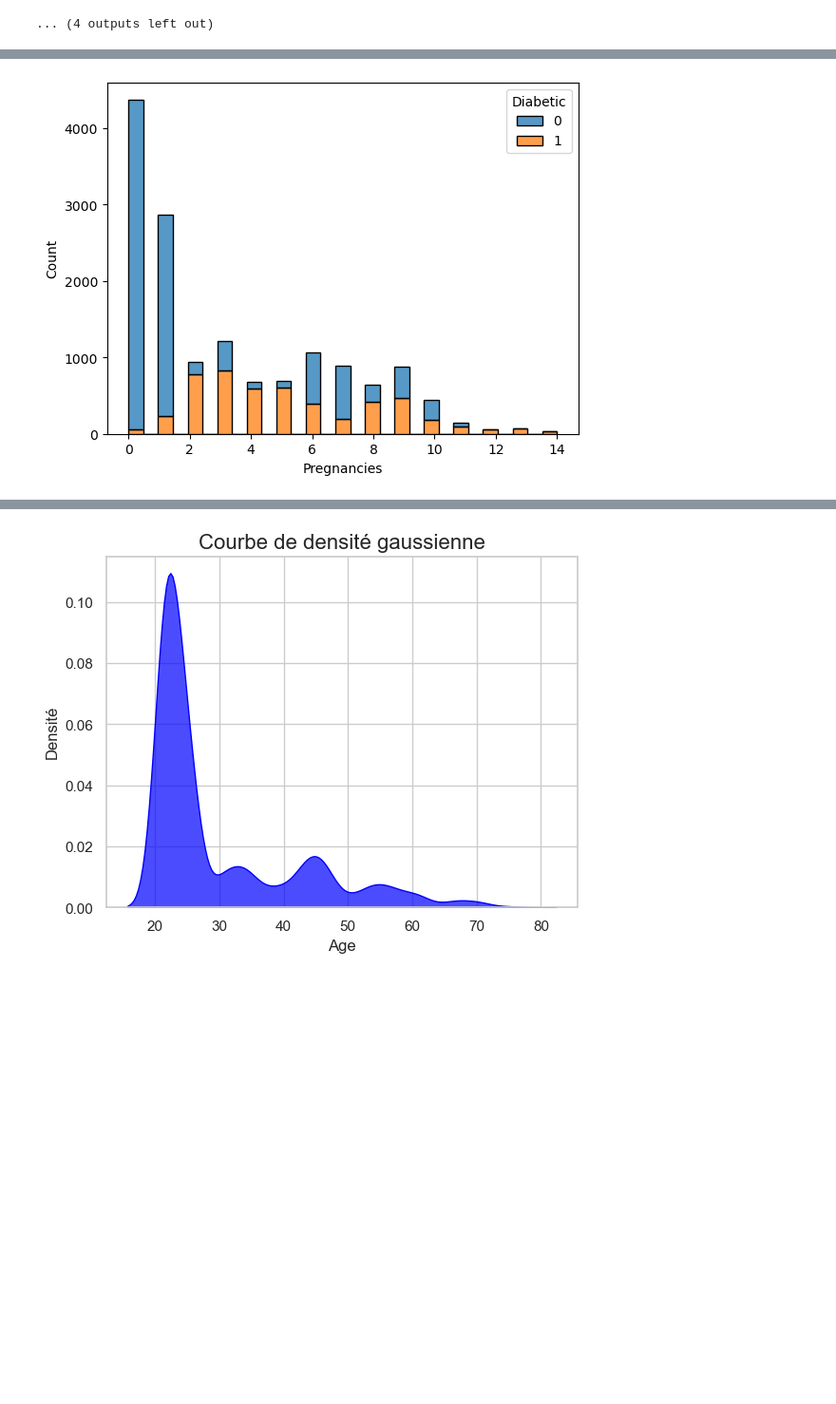
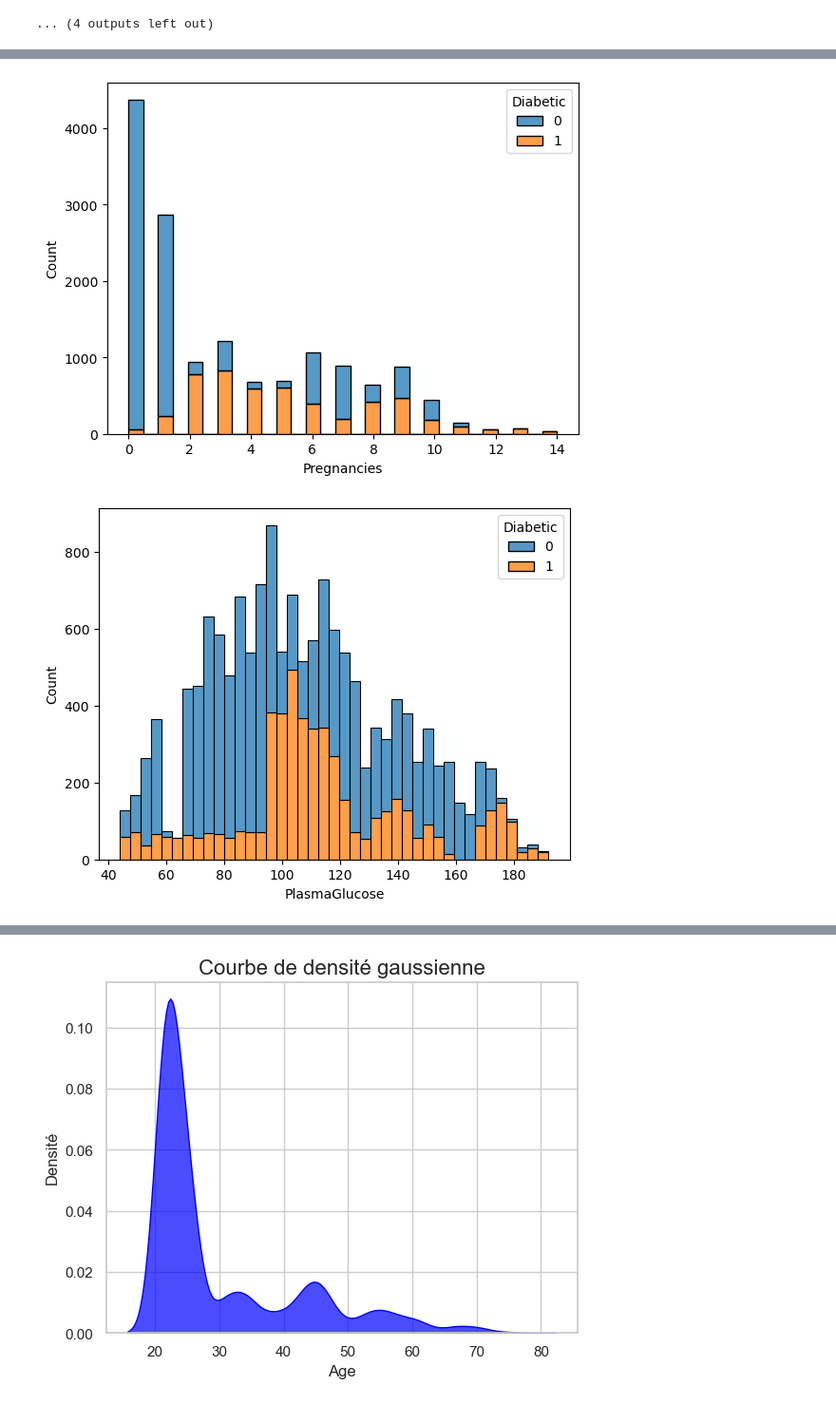
Before and after one commit to Lucky12348/diabetes_prediction, a Jupyter notebook: EDA.ipynb, the cells around one changed output, grey strips where cells are left out. Shown at 95% size. Cells and saved outputs as stored; diff of their text form; code cells hidden in the pictures; blank space fills up the shorter version.

```diff
--- a/EDA.ipynb
+++ b/EDA.ipynb
@@ -419,3 +447,17 @@ Comparison of data distributions for BMI:
 ------------------------------
 [figure]
 ... (4 outputs left out)
+# %%
+# Comparison of diabetic outcome vs. column
+for col_name in diabete_df.columns:
+    if col_name != "PatientID" and col_name!= "Diabetic":
+        sns.kdeplot(data=diabete_df, x=col_name, hue="Diabetic", fill=True, alpha=0.5)
+        mean_value = df_non_diabetic[col_name].mean()    # Moyenne
+        median_value = df_non_diabetic[col_name].median()  # Médiane
+        mode_value = df_non_diabetic[col_name].mode()[0]
+
+
+        print("global skew: ",diabete_df[col_name].skew())
+        print("non diabetic skew: ",df_non_diabetic[col_name].skew())
+        print("diabetic skew: ",df_diabetic[col_name].skew())
+        plt.show()
@@ -422,6 +490,10 @@ Comparison of data distributions for BMI:
 # %%
 # Comparison of diabetic outcome vs. number of pregnancies
-sns.histplot(data=diabete_df, x="Pregnancies", hue="Diabetic", multiple="stack")
-plt.show()
+
+for col_name in diabete_df.columns:
+    if col_name != "PatientID" and col_name!= "Diabetic":
+        sns.histplot(data=diabete_df, x=col_name, hue="Diabetic", multiple="stack")
+    plt.show()
 # %% [output]
 [figure]
+[figure, added]
```
Also changed, not shown: parts of 27 cells of this notebook.
